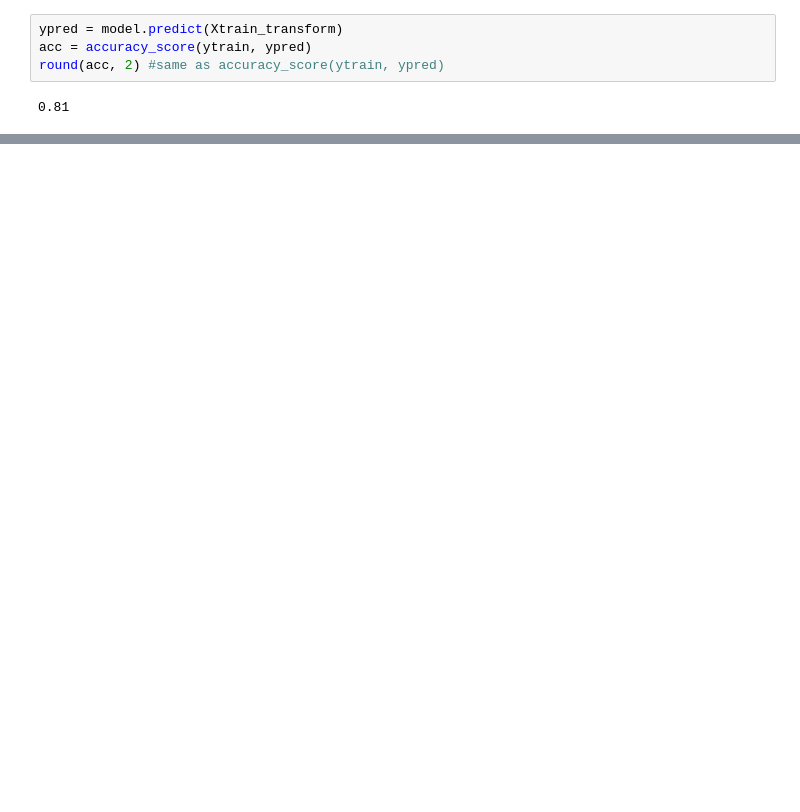
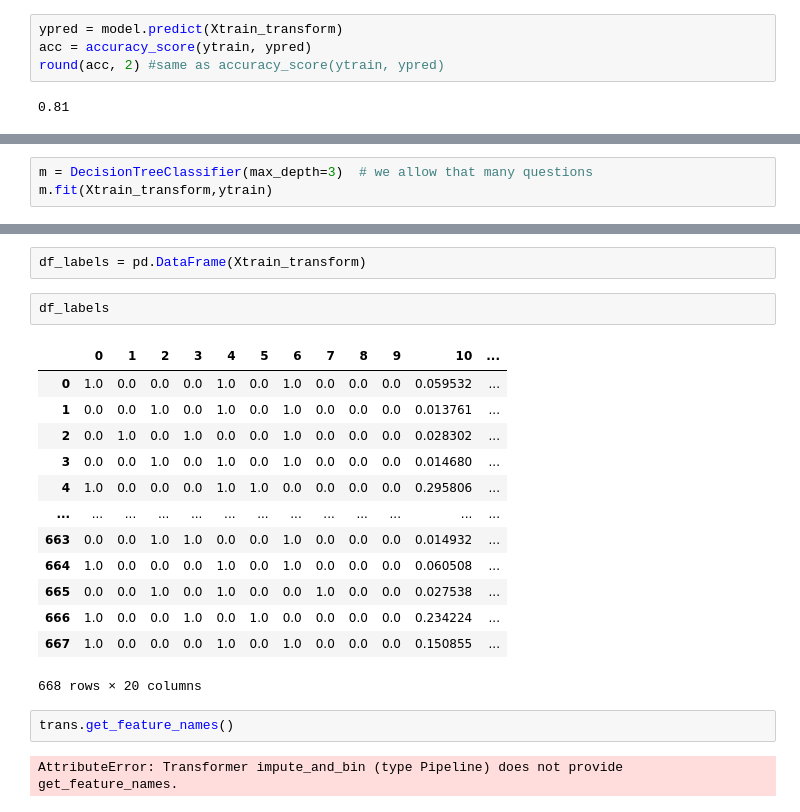
Before and after one commit to GParolini/spiced_academy_projects, a Jupyter notebook: project2_titanic/project2_titanic_parolini.ipynb, the cells around one changed output, grey strips where cells are left out. Saved outputs shown, nothing was run; the diff lists cells and outputs as text; blank space fills up the shorter version.

```diff
--- a/project2_titanic/project2_titanic_parolini.ipynb
+++ b/project2_titanic/project2_titanic_parolini.ipynb
@@ -348,0 +354,3 @@ TypeError: plot_roc_curve() missing 1 required positional argument: 'y'
+# %%
+m = DecisionTreeClassifier(max_depth=3)  # we allow that many questions
+m.fit(Xtrain_transform,ytrain)
@@ -348,0 +417,22 @@ TypeError: plot_roc_curve() missing 1 required positional argument: 'y'
+# %%
+df_labels = pd.DataFrame(Xtrain_transform)
+# %%
+df_labels
+# %% [output]
+|  | 0 | 1 | 2 | 3 | 4 | 5 | 6 | 7 | 8 | 9 | 10 | ... |
+| 0 | 1.0 | 0.0 | 0.0 | 0.0 | 1.0 | 0.0 | 1.0 | 0.0 | 0.0 | 0.0 | 0.059532 | ... |
+| 1 | 0.0 | 0.0 | 1.0 | 0.0 | 1.0 | 0.0 | 1.0 | 0.0 | 0.0 | 0.0 | 0.013761 | ... |
+| 2 | 0.0 | 1.0 | 0.0 | 1.0 | 0.0 | 0.0 | 1.0 | 0.0 | 0.0 | 0.0 | 0.028302 | ... |
+| 3 | 0.0 | 0.0 | 1.0 | 0.0 | 1.0 | 0.0 | 1.0 | 0.0 | 0.0 | 0.0 | 0.014680 | ... |
+| 4 | 1.0 | 0.0 | 0.0 | 0.0 | 1.0 | 1.0 | 0.0 | 0.0 | 0.0 | 0.0 | 0.295806 | ... |
+| ... | ... | ... | ... | ... | ... | ... | ... | ... | ... | ... | ... | ... |
+| 663 | 0.0 | 0.0 | 1.0 | 1.0 | 0.0 | 0.0 | 1.0 | 0.0 | 0.0 | 0.0 | 0.014932 | ... |
+| 664 | 1.0 | 0.0 | 0.0 | 0.0 | 1.0 | 0.0 | 1.0 | 0.0 | 0.0 | 0.0 | 0.060508 | ... |
+| 665 | 0.0 | 0.0 | 1.0 | 0.0 | 1.0 | 0.0 | 0.0 | 1.0 | 0.0 | 0.0 | 0.027538 | ... |
+| 666 | 1.0 | 0.0 | 0.0 | 1.0 | 0.0 | 1.0 | 0.0 | 0.0 | 0.0 | 0.0 | 0.234224 | ... |
+| 667 | 1.0 | 0.0 | 0.0 | 0.0 | 1.0 | 0.0 | 1.0 | 0.0 | 0.0 | 0.0 | 0.150855 | ... |
+668 rows × 20 columns
+# %%
+trans.get_feature_names()
+# %% [output]
+AttributeError: Transformer impute_and_bin (type Pipeline) does not provide get_feature_names.
```
Also changed, not shown: parts of 30 cells of this notebook, 7 other files.
